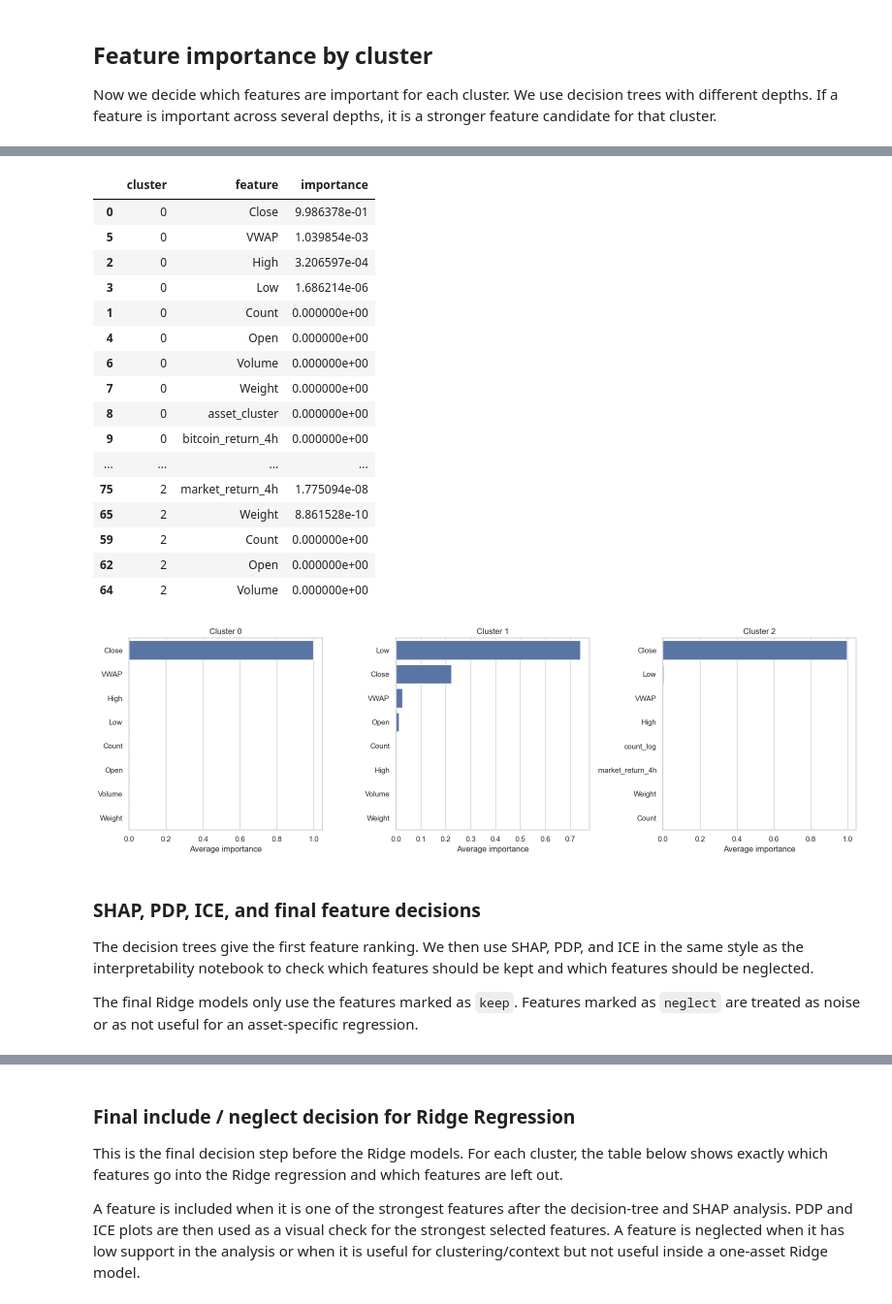
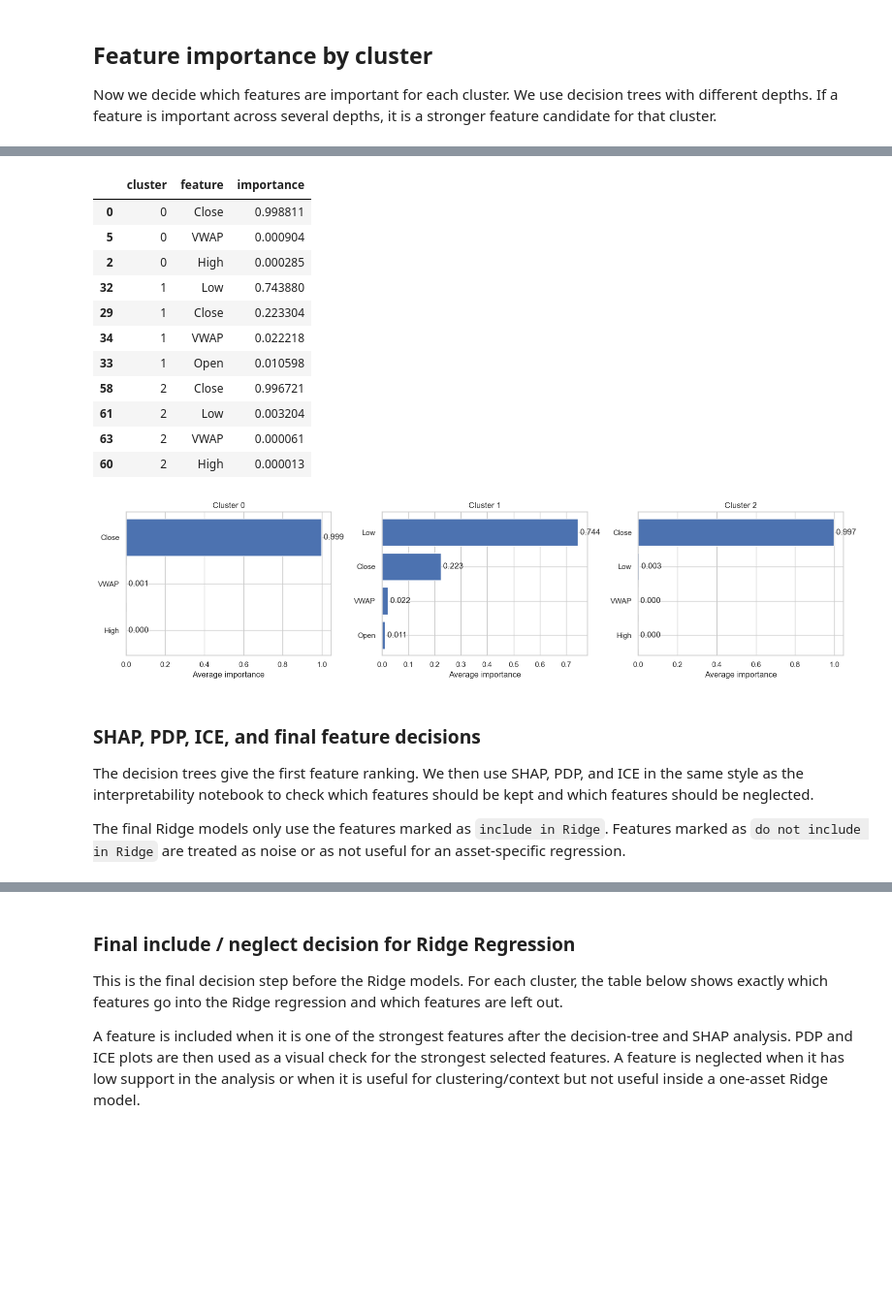
Before and after one commit to delta0x356/Machine-Learning-Group-Poject, a Jupyter notebook: Future_Price_Estimate_executed.ipynb, the cells around one changed output, grey strips where cells are left out. Shown at 97% size. Cells and saved outputs as stored; diff of their text form; code cells hidden in the pictures; blank space fills up the shorter version.

```diff
--- a/Future_Price_Estimate_executed.ipynb
+++ b/Future_Price_Estimate_executed.ipynb
@@ -625,57 +620,64 @@ display(cluster_tree_scores)
 # %%
 cluster_feature_importance = (
     cluster_importance_df.groupby(["cluster", "feature"])["importance"]
     .mean()
     .reset_index()
     .sort_values(["cluster", "importance"], ascending=[True, False])
 )
 
-display(cluster_feature_importance.groupby("cluster").head(10))
+important_tree_features = cluster_feature_importance[
+    cluster_feature_importance["importance"] > 0
+].copy()
 
-fig, axes = plt.subplots(
-    1,
-    len(sorted(cluster_feature_importance["cluster"].unique())),
-    figsize=(16, 5),
-    sharex=False,
-)
+display(important_tree_features.groupby("cluster").head(8))
 
-if len(sorted(cluster_feature_importance["cluster"].unique())) == 1:
+clusters = sorted(cluster_feature_importance["cluster"].unique())
+fig, axes = plt.subplots(1, len(clusters), figsize=(16, 4))
+
+if len(clusters) == 1:
     axes = [axes]
 
-for ax, cluster_id in zip(axes, sorted(cluster_feature_importance["cluster"].unique())):
-    top_features = cluster_feature_importance[cluster_feature_importance["cluster"] == cluster_id].head(8)
-    sns.barplot(data=top_features, y="feature", x="importance", ax=ax, orient="h")
+for ax, cluster_id in zip(axes, clusters):
+    top_features = important_tree_features[
+        important_tree_features["cluster"] == cluster_id
+    ].head(6)
+
+    if len(top_features) == 0:
+        ax.text(0.5, 0.5, "No non-zero importance", ha="center", va="center")
+        ax.set_axis_off()
+        continue
+
+    ax.barh(top_features["feature"], top_features["importance"])
+    ax.invert_yaxis()
     ax.set_title(f"Cluster {cluster_id}")
     ax.set_xlabel("Average importance")
     ax.set_ylabel("")
 
+    for y_position, value in enumerate(top_features["importance"]):
+        ax.text(value, y_position, f" {value:.3f}", va="center")
+
 plt.tight_layout()
 plt.show()
 # %% [output]
 |  | cluster | feature | importance |
-| 0 | 0 | Close | 9.986378e-01 |
-| 5 | 0 | VWAP | 1.039854e-03 |
-| 2 | 0 | High | 3.206597e-04 |
-| 3 | 0 | Low | 1.686214e-06 |
-| 1 | 0 | Count | 0.000000e+00 |
-| 4 | 0 | Open | 0.000000e+00 |
-| 6 | 0 | Volume | 0.000000e+00 |
-| 7 | 0 | Weight | 0.000000e+00 |
-| 8 | 0 | asset_cluster | 0.000000e+00 |
-| 9 | 0 | bitcoin_return_4h | 0.000000e+00 |
-| ... | ... | ... | ... |
-| 75 | 2 | market_return_4h | 1.775094e-08 |
-| 65 | 2 | Weight | 8.861528e-10 |
-| 59 | 2 | Count | 0.000000e+00 |
-| 62 | 2 | Open | 0.000000e+00 |
-| 64 | 2 | Volume | 0.000000e+00 |
+| 0 | 0 | Close | 0.998811 |
+| 5 | 0 | VWAP | 0.000904 |
+| 2 | 0 | High | 0.000285 |
+| 32 | 1 | Low | 0.743880 |
+| 29 | 1 | Close | 0.223304 |
+| 34 | 1 | VWAP | 0.022218 |
+| 33 | 1 | Open | 0.010598 |
+| 58 | 2 | Close | 0.996721 |
+| 61 | 2 | Low | 0.003204 |
+| 63 | 2 | VWAP | 0.000061 |
+| 60 | 2 | High | 0.000013 |
-[figure, old version]
+[figure, new version]
 # %% [markdown]
 ### SHAP, PDP, ICE, and final feature decisions
 
 The decision trees give the first feature ranking. We then use SHAP, PDP, and ICE in the same style as the interpretability notebook to check which features should be kept and which features should be neglected.
 
-The final Ridge models only use the features marked as `keep`. Features marked as `neglect` are treated as noise or as not useful for an asset-specific regression.
+The final Ridge models only use the features marked as `include in Ridge`. Features marked as `do not include in Ridge` are treated as noise or as not useful for an asset-specific regression.
 # %%
 top_n_features = 8
 features_not_for_final_regression = ["asset_cluster", "Weight"]
```
Also changed, not shown: parts of 20 cells of this notebook, 1 other file.
